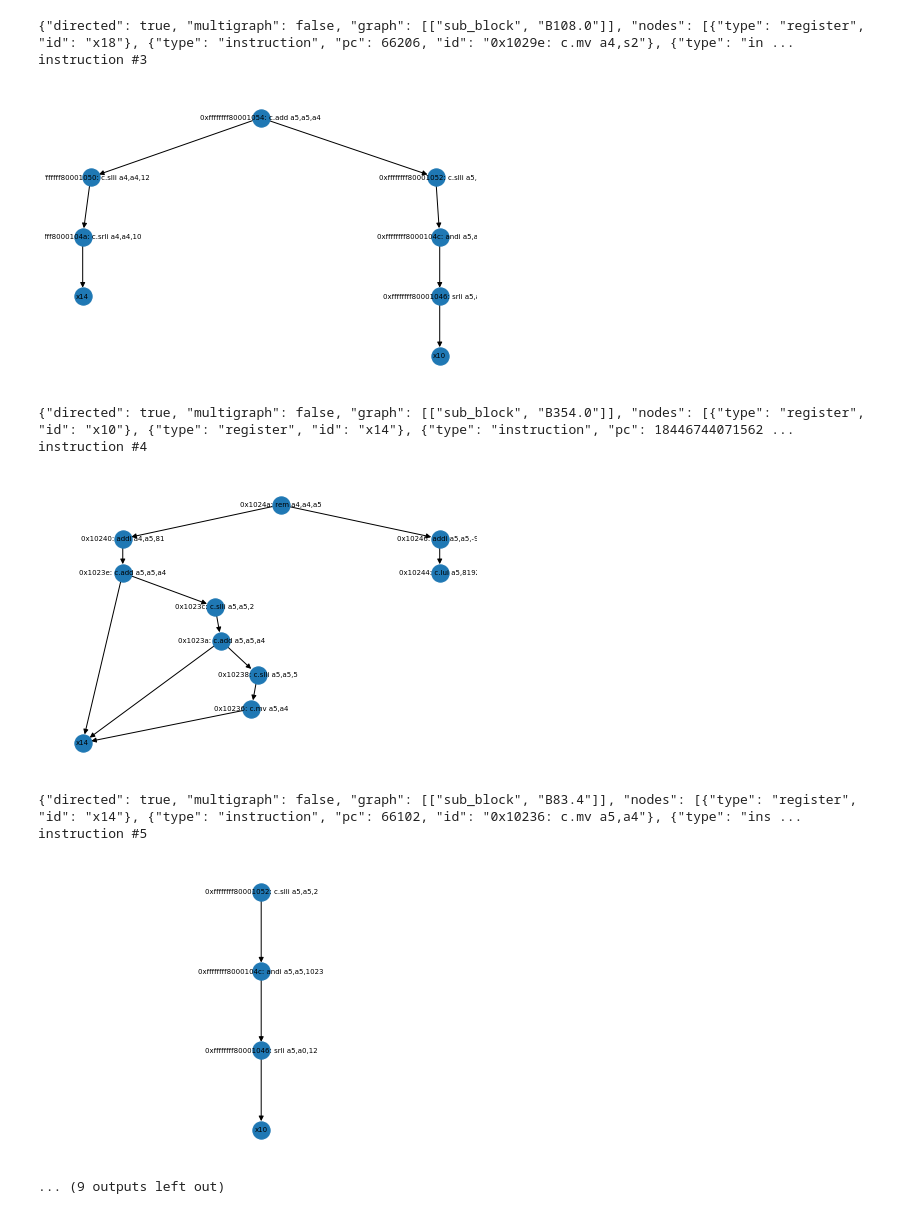
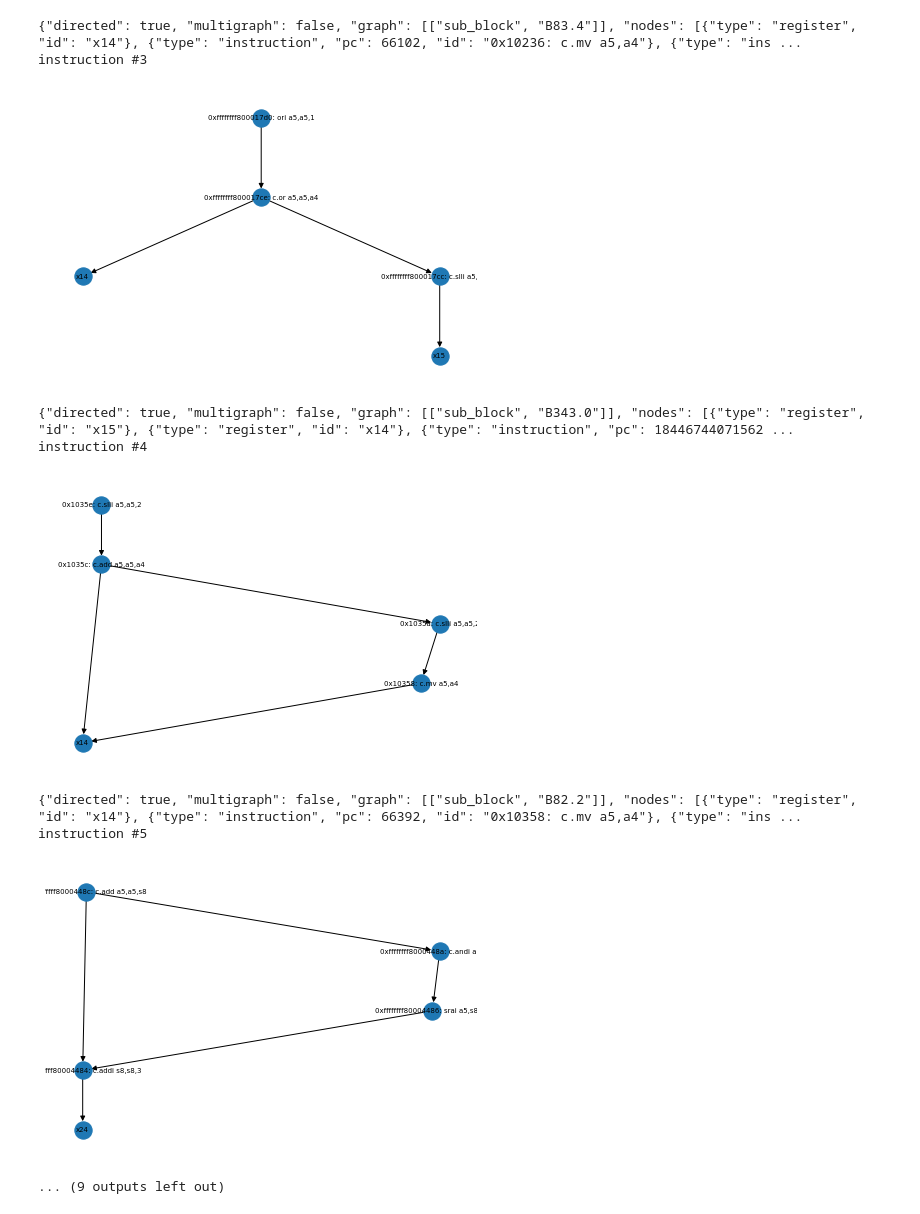
Before and after one commit to riscv-newop/riscv-newop, a Jupyter notebook: examples/top_instructions.ipynb, the cells around one changed output. Saved outputs shown, nothing was run; the diff lists cells and outputs as text; code cells hidden in the pictures.

Commit message:
Fix top instructions

```diff
--- a/examples/top_instructions.ipynb
+++ b/examples/top_instructions.ipynb
@@ -45,6 +45,7 @@ for i, b in enumerate((prog.getSubBlocks())):
         if any([(n in current_nodes) for n in temp[0].graph.nodes]):
             temp.pop(0)
         else:
+            current_nodes.update(temp[0].graph.nodes)
             new_instructions.append(temp.pop(0))
 
 new_instructions = sorted(new_instructions, key=lambda sg: sg.score, reverse=True)
@@ -118,10 +119,10 @@ instruction #2
-{"directed": true, "multigraph": false, "graph": [["sub_block", "B108.0"]], "nodes": [{"type": "register", "id": "x18"}, {"type": "instruction", "pc": 66206, "id": "0x1029e: c.mv a4,s2"}, {"type": "in ...
+{"directed": true, "multigraph": false, "graph": [["sub_block", "B83.4"]], "nodes": [{"type": "register", "id": "x14"}, {"type": "instruction", "pc": 66102, "id": "0x10236: c.mv a5,a4"}, {"type": "ins ...
 instruction #3
-[figure, old version]
+[figure, new version]
-{"directed": true, "multigraph": false, "graph": [["sub_block", "B354.0"]], "nodes": [{"type": "register", "id": "x10"}, {"type": "register", "id": "x14"}, {"type": "instruction", "pc": 18446744071562 ...
+{"directed": true, "multigraph": false, "graph": [["sub_block", "B343.0"]], "nodes": [{"type": "register", "id": "x15"}, {"type": "register", "id": "x14"}, {"type": "instruction", "pc": 18446744071562 ...
 instruction #4
-[figure, old version]
+[figure, new version]
-{"directed": true, "multigraph": false, "graph": [["sub_block", "B83.4"]], "nodes": [{"type": "register", "id": "x14"}, {"type": "instruction", "pc": 66102, "id": "0x10236: c.mv a5,a4"}, {"type": "ins ...
+{"directed": true, "multigraph": false, "graph": [["sub_block", "B82.2"]], "nodes": [{"type": "register", "id": "x14"}, {"type": "instruction", "pc": 66392, "id": "0x10358: c.mv a5,a4"}, {"type": "ins ...
 instruction #5
-[figure, old version]
+[figure, new version]
 ... (9 outputs left out)
```
Also changed, not shown: parts of 1 cell of this notebook.
